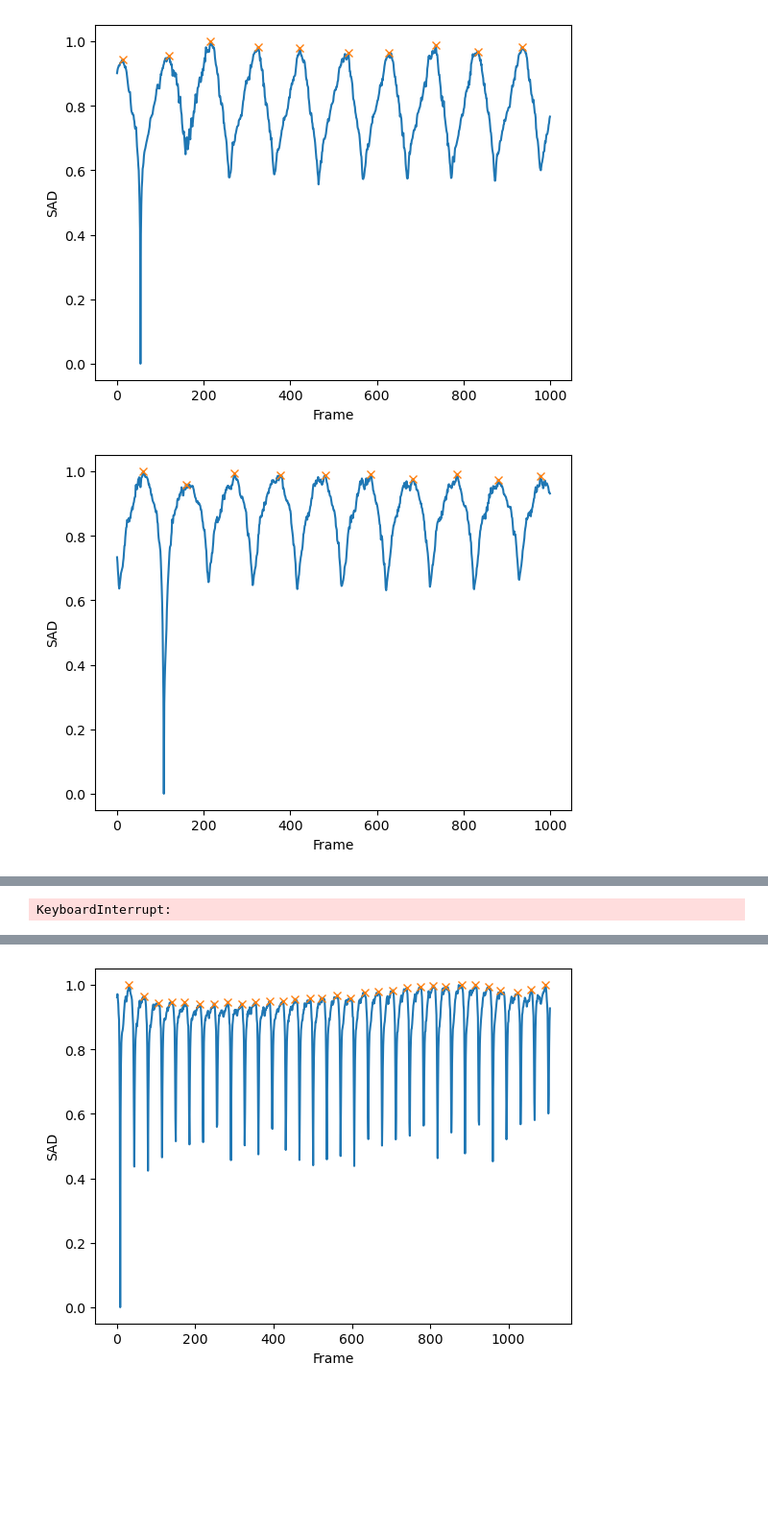
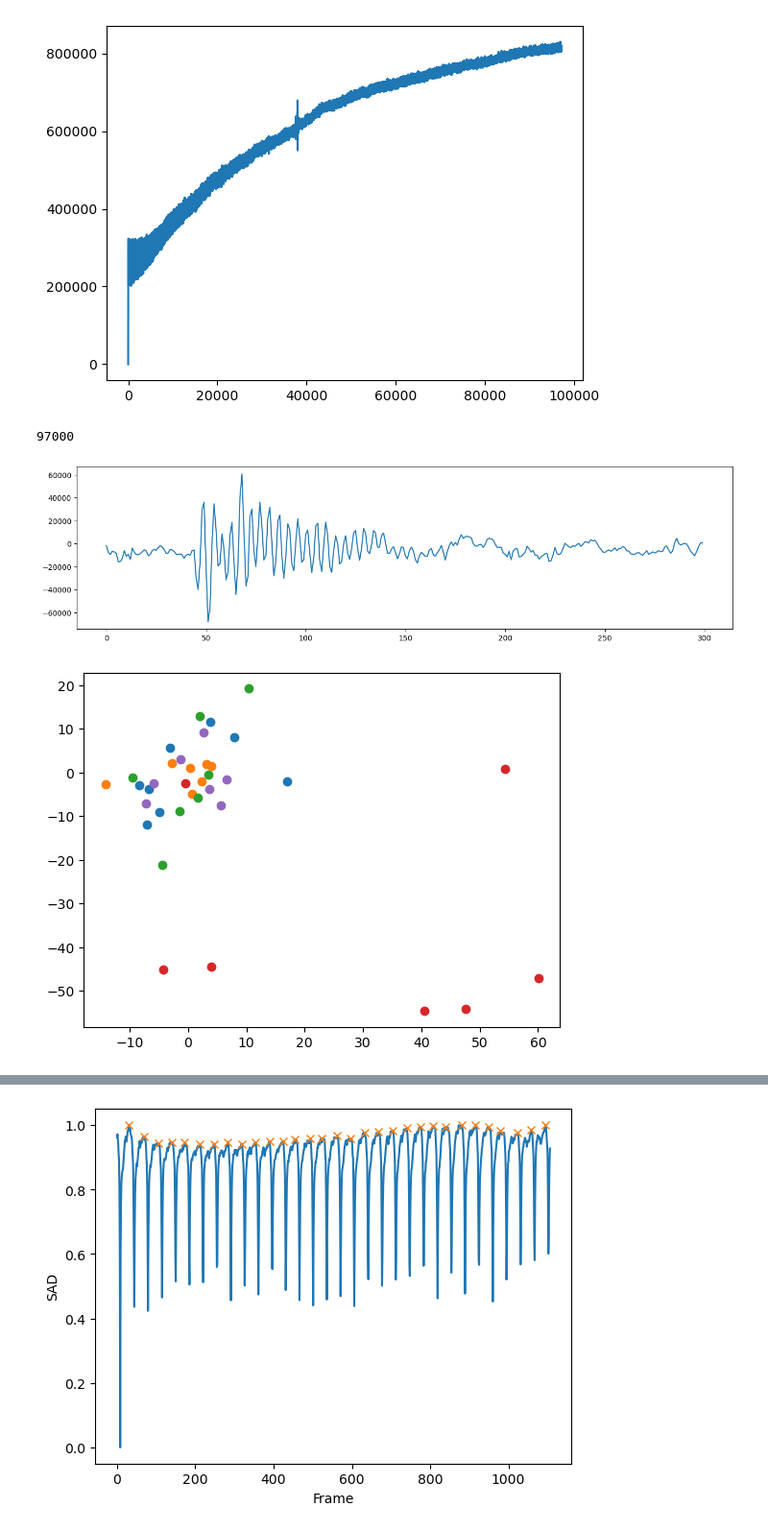
Before and after one commit to karlinr/optical_gating_analysis, a Jupyter notebook: analysis/meetings/2024/07/09/half_and_quarter_beats.ipynb, the cells around one changed output, grey strips where cells are left out. Shown: that part at 96% size. Cells and saved outputs as stored; diff of their text form; code cells hidden in the pictures; blank space fills up the shorter version.

```diff
--- a/analysis/meetings/2024/07/09/half_and_quarter_beats.ipynb
+++ b/analysis/meetings/2024/07/09/half_and_quarter_beats.ipynb
@@ -12,32 +12,56 @@ import j_py_sad_correlation as jps
 
 import tifffile as tf
 import glob
+# %%
+data = OG.SequenceManager.load_tif(r"C:\Users\Karlin\Documents\PhD\Data\June 2024 imaging\Day1 variability healthy 30mins\first fish\2024-06-19 14.56.40 vid\Allied Vision Technologies GS650 0001f61c\*tif")
+# %%
+sads = jps.sad_with_references(data[0], data)
+
+plt.plot(sads)
+plt.show()
+# %% [output]
+[figure, added]
+# %%
+# Perform trend removal
+# First do a quadratic fit
+x = np.arange(len(sads))
+fit = np.polyfit(x, sads, 2)
+trend = np.polyval(fit, x)
+sads -= trend
+
+print(len(sads))
+
+plt.figure(figsize = (16,4))
+plt.plot(-sads[37900:38200])
+plt.show()
+# %% [output]
+97000
+[figure, added]
 # %%
-files_src = r"E:\data\my data\June 2024 imaging\Day1 variability healthy 30mins\first fish\2024-06-19 14.56.40 vid\Allied Vision Technologies GS650 0001f61c\*tif"
+files_src = r"C:\Users\Karlin\Documents\PhD\Data\June 2024 imaging\Day1 variability healthy 30mins\first fish\2024-06-19 14.56.40 vid\Allied Vision Technologies GS650 0001f61c\*tif"
 files = glob.glob(files_src)
-for file in files:
+for file in tqdm(files[0:5]):
     oog = OG.BasicOpticalGating()
     oog.settings["show_status"] = False
     oog.settings["progress_bars"] = False
     oog.sequence_manager.set_source(file)
     oog.run()
     data = tf.imread(file)
     sad_curve = jps.sad_with_references(oog.sequence_manager.reference_sequence[54-27], data)
     sad_curve -= np.min(sad_curve)
     sad_curve /= np.max(sad_curve)
     hrs1 = hrv.get_hr_from_sad(sad_curve, 0.7, distance = 30, prominence = 0.04, plot_sad = False)
     sad_curve = jps.sad_with_references(oog.sequence_manager.reference_sequence[54+27], data)
     sad_curve -= np.min(sad_curve)
     sad_curve /= np.max(sad_curve)
     hrs2 = hrv.get_hr_from_sad(sad_curve, 0.7, distance = 30, prominence = 0.04, plot_sad = False)
 
     hrs1 = hrs1[0:np.min([len(hrs1), len(hrs2)])]
     hrs2 = hrs2[0:len(hrs1)]
 
     c = np.empty((hrs1.size + hrs2.size,), dtype=hrs1.dtype)
     c[0::2] = hrs1
     c[1::2] = hrs2
-    #plt.scatter(np.diff(c)[:-1:2], np.diff(c)[1::2])
+    plt.scatter(np.diff(c)[:-1:2], np.diff(c)[1::2])
 # %% [output]
-[figure, old version]
+[figure, new version]
-[figure, removed]
@@ -48,4 +68,3 @@ for file in files:
-KeyboardInterrupt:
 # %%
 oog = OG.BasicOpticalGating().default()
 oog.run()
```
Also changed, not shown: parts of 2 cells of this notebook, 5 other files.
